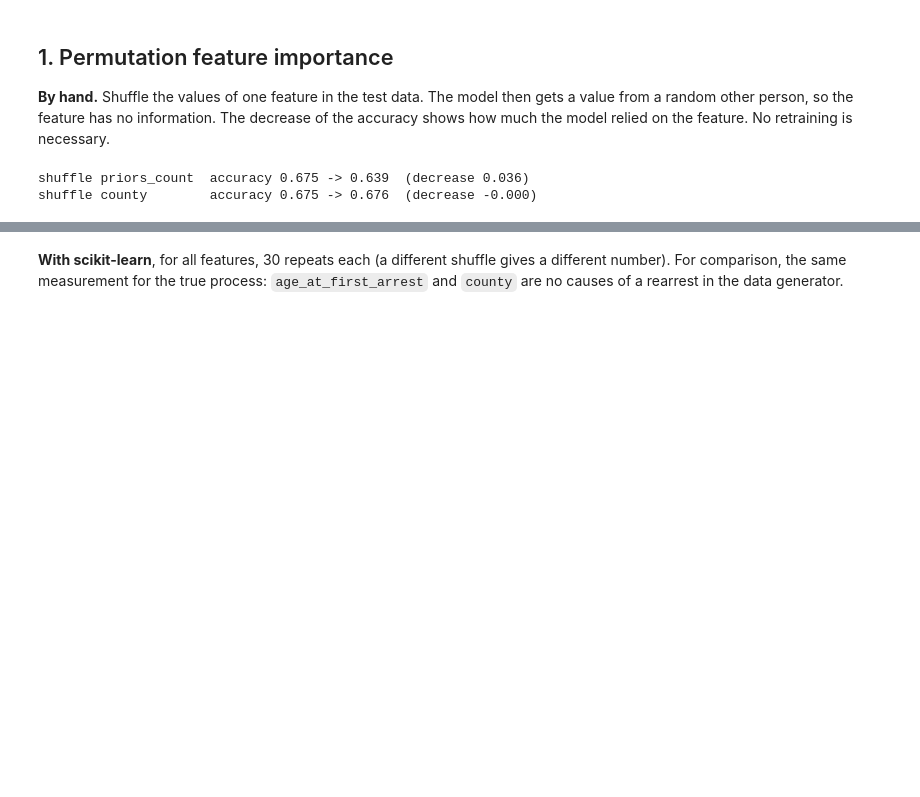
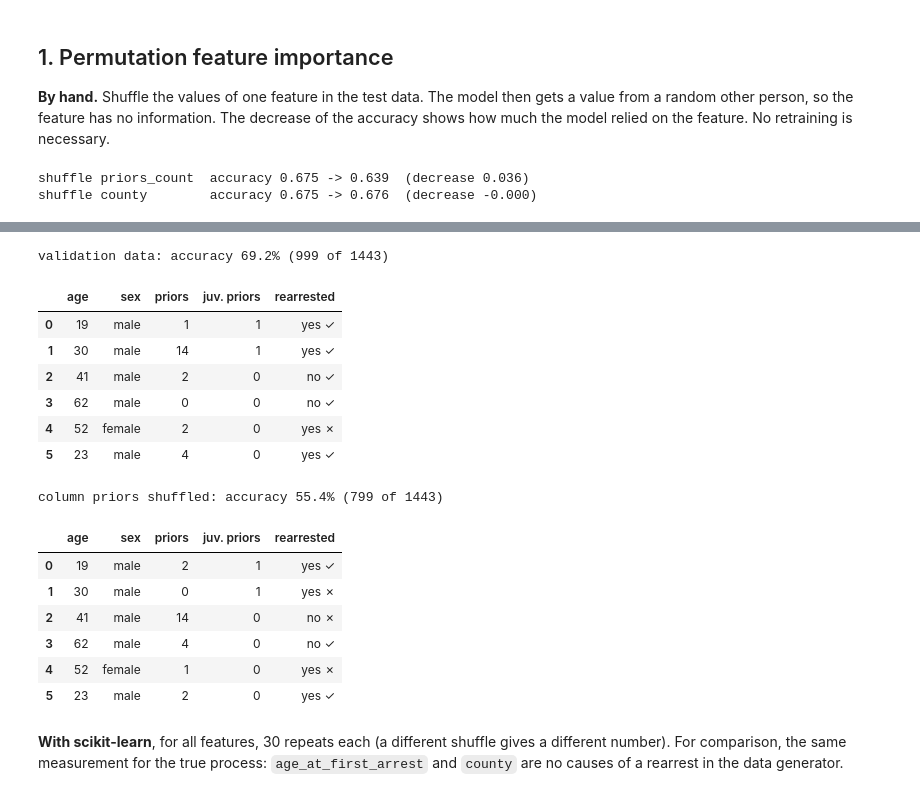
Before and after one commit to mlip-cmu/explainability, a Jupyter notebook: 03-importance-and-pdp/importance_and_pdp.ipynb, the cells around one changed output, grey strips where cells are left out. Drawn from its saved outputs; the diff is of its cells as text; code cells hidden in the pictures; blank space fills up the shorter version.

```diff
--- a/03-importance-and-pdp/importance_and_pdp.ipynb
+++ b/03-importance-and-pdp/importance_and_pdp.ipynb
@@ -50,3 +57,78 @@ shuffle county        accuracy 0.675 -> 0.676  (decrease -0.000)
+# %%
+from io import StringIO
+
+import requests
+from IPython.display import display
+from sklearn.model_selection import train_test_split
+
+COMPAS = "https://raw.githubusercontent.com/propublica/compas-analysis/master/compas-scores-two-years.csv"
+
+
+def shuffle_one_column_on_compas() -> None:
+    raw = pd.read_csv(StringIO(requests.get(COMPAS, timeout=30).text))
+    juvenile = raw[["juv_fel_count", "juv_misd_count", "juv_other_count"]].sum(axis=1)
+    X = pd.DataFrame(
+        {
+            "age": raw["age"],
+            "male": (raw["sex"] == "Male").astype(int),
+            "priors": raw["priors_count"],
+            "juv. priors": juvenile,
+        }
+    )
+    y = raw["two_year_recid"]
+    X_fit, X_val, y_fit, y_val = train_test_split(X, y, test_size=0.2, random_state=42)
+    compas_model = new_gbm().set_params(max_iter=100, min_samples_leaf=20).fit(X_fit, y_fit)
+
+    shown = [2312, 4985, 4913, 308, 3858, 2902]  # six validation rows
+    donors = [
+        4913,
+        308,
+        4985,
+        2902,
+        2312,
+        3858,
+    ]  # each shown row gets the priors of another shown row
+    others = [i for i in X_val.index if i not in shown]
+    shuffled = X_val.copy()
+    shuffled.loc[others, "priors"] = np.random.default_rng(0).permutation(
+        X_val.loc[others, "priors"].to_numpy()
+    )
+    shuffled.loc[shown, "priors"] = X_val.loc[donors, "priors"].to_numpy()
+
+    for title, data in [("validation data", X_val), ("column priors shuffled", shuffled)]:
+        correct = compas_model.predict(data) == y_val
+        view = data.loc[shown].assign(sex=data.loc[shown, "male"].map({1: "male", 0: "female"}))
+        outcome = y_val.loc[shown].map({1: "yes", 0: "no"}) + correct.loc[shown].map(
+            {True: " ✓", False: " ✗"}
+        )
+        view = view.assign(rearrested=outcome)[
+            ["age", "sex", "priors", "juv. priors", "rearrested"]
+        ]
+        print(f"{title}: accuracy {correct.mean():.1%} ({correct.sum()} of {len(correct)})")
+        display(view.reset_index(drop=True))
+
+
+try:
+    shuffle_one_column_on_compas()
+except requests.RequestException as error:
+    print(f"no download possible ({type(error).__name__}); this cell needs the network")
+# %% [output]
+validation data: accuracy 69.2% (999 of 1443)
+|  | age | sex | priors | juv. priors | rearrested |
+| 0 | 19 | male | 1 | 1 | yes ✓ |
+| 1 | 30 | male | 14 | 1 | yes ✓ |
+| 2 | 41 | male | 2 | 0 | no ✓ |
+| 3 | 62 | male | 0 | 0 | no ✓ |
+| 4 | 52 | female | 2 | 0 | yes ✗ |
+| 5 | 23 | male | 4 | 0 | yes ✓ |
+column priors shuffled: accuracy 55.4% (799 of 1443)
+|  | age | sex | priors | juv. priors | rearrested |
+| 0 | 19 | male | 2 | 1 | yes ✓ |
+| 1 | 30 | male | 0 | 1 | yes ✗ |
+| 2 | 41 | male | 14 | 0 | no ✗ |
+| 3 | 62 | male | 4 | 0 | no ✓ |
+| 4 | 52 | female | 1 | 0 | yes ✗ |
+| 5 | 23 | male | 2 | 0 | yes ✓ |
 # %% [markdown]
 **With scikit-learn**, for all features, 30 repeats each (a different shuffle gives a different
 number). For comparison, the same measurement for the true process: `age_at_first_arrest` and
```
Also changed, not shown: parts of 6 cells of this notebook, 22 other files.
